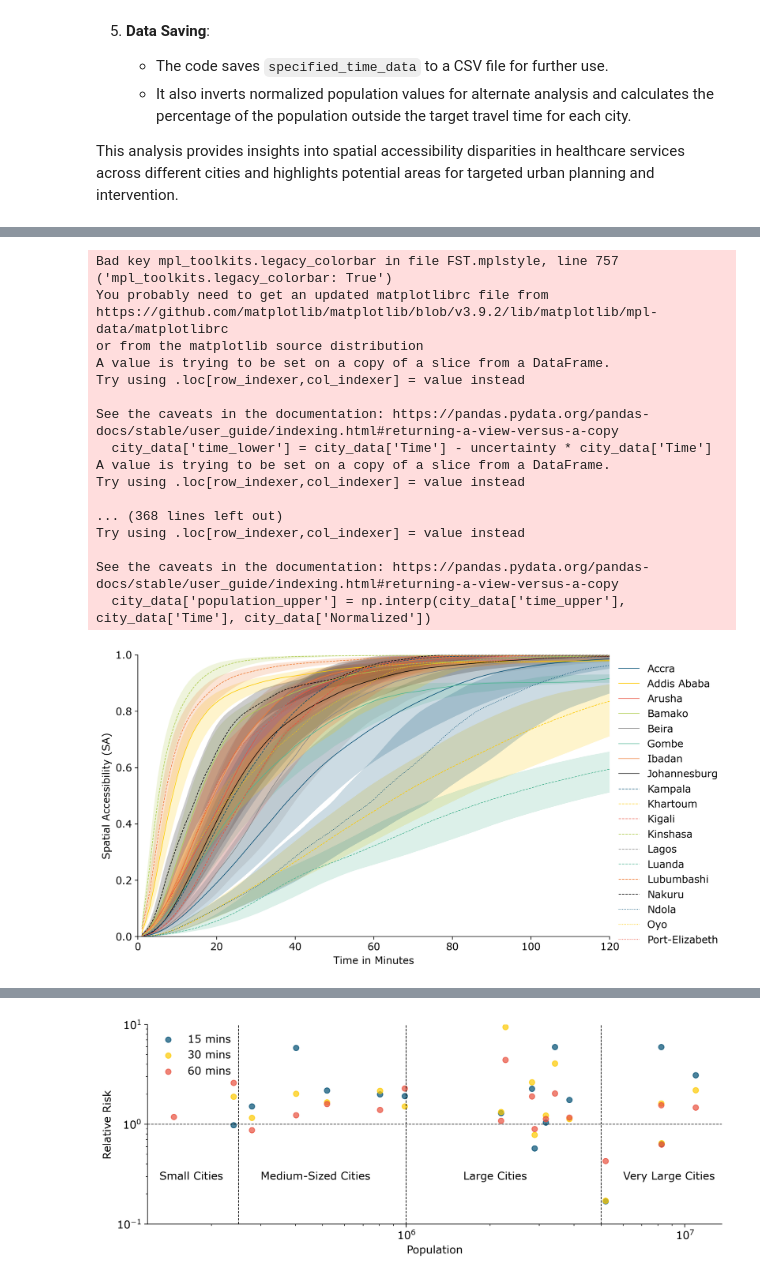
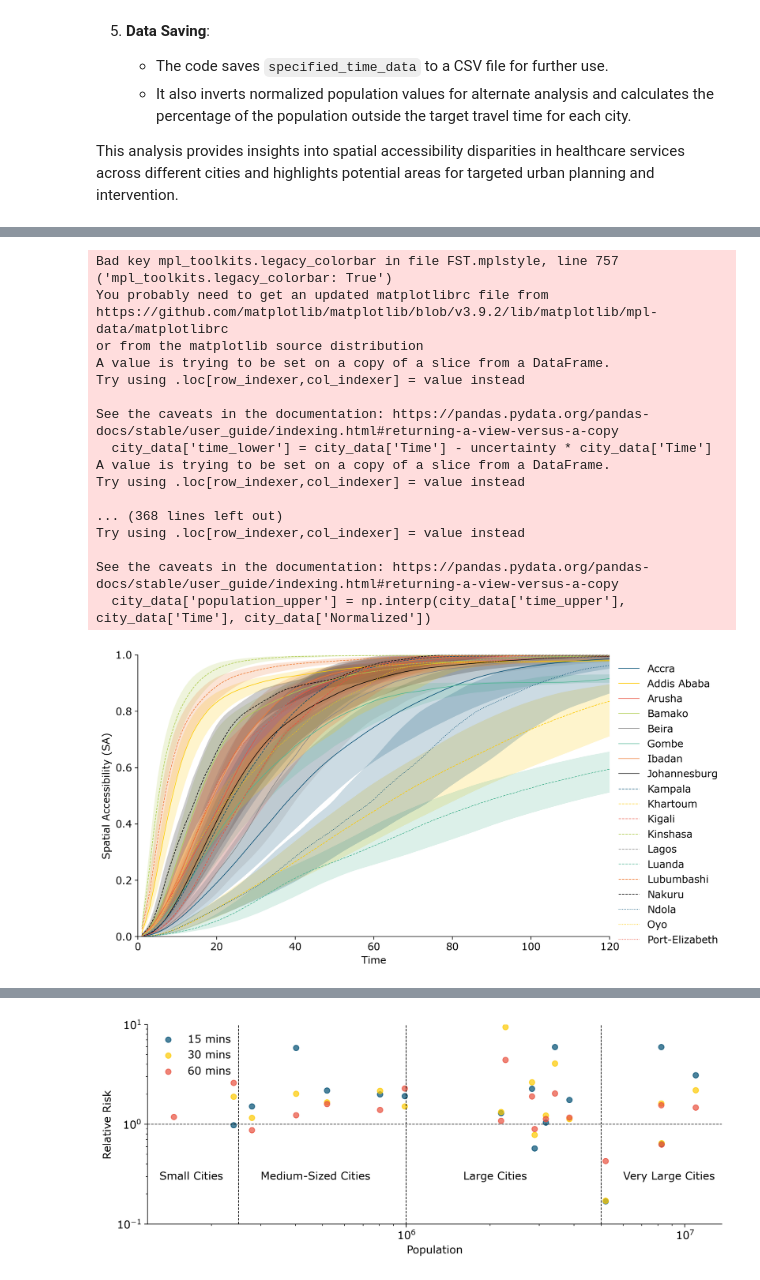
Before and after one commit to johnfriesen/Accessibility-Sub-Saharan-Africa, a Jupyter notebook: create_figures.ipynb, the cells around one changed output, grey strips where cells are left out. Saved outputs shown, nothing was run; the diff lists cells and outputs as text; code cells hidden in the pictures.

```diff
--- a/create_figures.ipynb
+++ b/create_figures.ipynb
@@ -39,10 +244,11 @@ Created on Wed Oct 25 13:44:53 2023
 import pandas as pd
 import matplotlib.pyplot as plt
 import numpy as np
+
 plt.style.use("FST.mplstyle")
 
 uncertainty = 0.2
-time_of_interest = 120
+time_of_interest = 60
 hospital = 'C0'
 
 # Load the data from the first CSV file (with time information)
@@ -88,90 +294,32 @@ for city in cities:
     ax.plot(time, population_x, label=f'{city}', linestyle = linestyle)
     plt.fill_between(city_data['Time'], city_data['population_lower'], city_data['population_upper'], alpha=0.2)
 
 
 # Add labels and legend
-ax.set_xlabel('Time in Minutes')
+ax.set_xlabel('Time')
 ax.set_ylabel('Spatial Accessibility (SA)')
 #ax.set_title('Total Population Over Time for All Cities')
 ax.legend(loc='upper left', bbox_to_anchor=(1, 1))
 plt.ylim(0,1)
 plt.xlim(0,120)
 # Show the plot
 plt.show()
-print(cities)
-
-# Create a dataframe to store the normalized population and uncertainties for each city at the specified timestep
-result_df = pd.DataFrame(columns=['City', 'Normalized_Population', 'Lower_Uncertainty', 'Upper_Uncertainty'])
-
-# Initialize an empty list to store results
-result_list = []
-
-for city in cities:
-    city_data = total_df[total_df['City'] == city]
-
-    # Calculate the lower and upper boundaries for time
-    time_lower = time_of_interest - uncertainty * time_of_interest
-    time_upper = time_of_interest + uncertainty * time_of_interest
-
-    # Calculate the corresponding population for the lower and upper time bounds
-    normalized_lower = np.interp(time_lower, city_data['Time'], city_data['Normalized']).item()
-    normalized_upper = np.interp(time_upper, city_data['Time'], city_data['Normalized']).item()
-
-    # Append the result as a dictionary to the list
-    result_list.append({
-        'City': city,
-        'Normalized_Population': np.interp(time_of_interest, city_data['Time'], city_data['Normalized']).item(),
-        'Lower_Uncertainty': float(normalized_lower),
-        'Upper_Uncertainty': float(normalized_upper)
-    })
-
-# Convert the list of dictionaries to a DataFrame
-result_df = pd.DataFrame(result_list)
-
-
-# Display the resulting dataframe
-print(result_df)
-
-# Sort the result_df dataframe based on the 'Normalized_Population' column
-result_df_sorted = result_df.sort_values(by='Normalized_Population', ascending=True)
-
-# Create a figure and axis
-fig, ax = plt.subplots(figsize=(6, 6))
-
-# Plot points for each city with error bars representing uncertainties
-ax.errorbar(result_df_sorted['Normalized_Population'], range(len(result_df_sorted)),
-            xerr=[result_df_sorted['Normalized_Population'] - result_df_sorted['Lower_Uncertainty'],
-                  result_df_sorted['Upper_Uncertainty'] - result_df_sorted['Normalized_Population']],
-            fmt='s', markersize=8, color='black', capsize=5)
-
-# Add labels and title
-ax.set_yticks(range(len(result_df_sorted)))
-ax.set_yticklabels(result_df_sorted['City'])
-ax.set_xlabel(f'Share of Population below {time_of_interest} mins travel time')
-#ax.set_title(f'Normalized Population for Each City at {time_of_interest} mins with Uncertainties')
-plt.xlim(0,1)
-# Show the plot
-plt.show()
-
-# Convert and invert only numeric columns
-result_df_sorted[result_df_sorted.columns.difference(['City'])] = result_df_sorted[result_df_sorted.columns.difference(['City'])].apply(pd.to_numeric, errors='coerce')
-inverted_df = pd.concat([result_df_sorted[['City']], (1 - result_df_sorted[result_df_sorted.columns.difference(['City'])])*100], axis=1)
 # %% [output]
 Bad key mpl_toolkits.legacy_colorbar in file FST.mplstyle, line 757 ('mpl_toolkits.legacy_colorbar: True')
 You probably need to get an updated matplotlibrc file from
 https://github.com/matplotlib/matplotlib/blob/v3.9.2/lib/matplotlib/mpl-data/matplotlibrc
 or from the matplotlib source distribution
 A value is trying to be set on a copy of a slice from a DataFrame.
 Try using .loc[row_indexer,col_indexer] = value instead
 
 See the caveats in the documentation: https://pandas.pydata.org/pandas-docs/stable/user_guide/indexing.html#returning-a-view-versus-a-copy
   city_data['time_lower'] = city_data['Time'] - uncertainty * city_data['Time']
 A value is trying to be set on a copy of a slice from a DataFrame.
 Try using .loc[row_indexer,col_indexer] = value instead
 
 ... (368 lines left out)
 Try using .loc[row_indexer,col_indexer] = value instead
 
 See the caveats in the documentation: https://pandas.pydata.org/pandas-docs/stable/user_guide/indexing.html#returning-a-view-versus-a-copy
   city_data['population_upper'] = np.interp(city_data['time_upper'], city_data['Time'], city_data['Normalized'])
-[figure, old version]
+[figure, new version]
```
Also changed, not shown: parts of 5 cells of this notebook.
